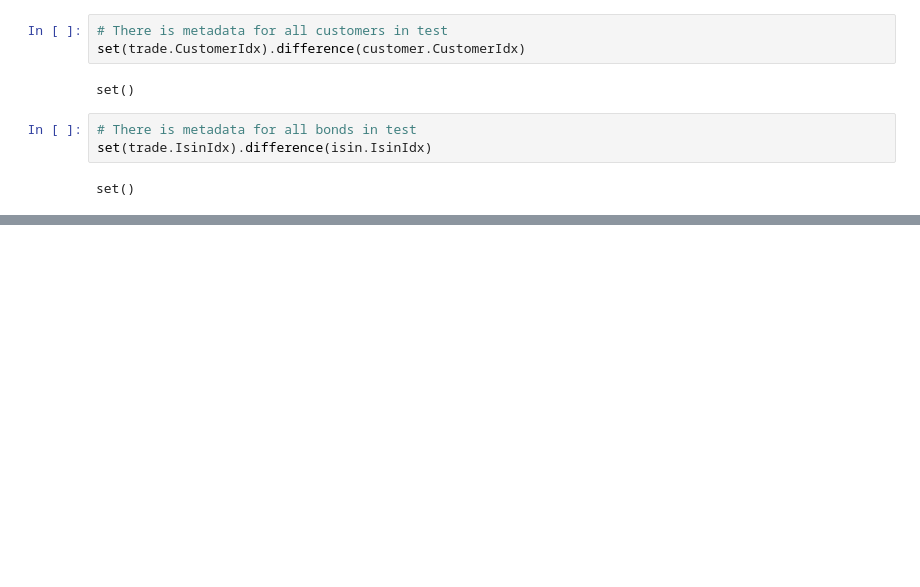
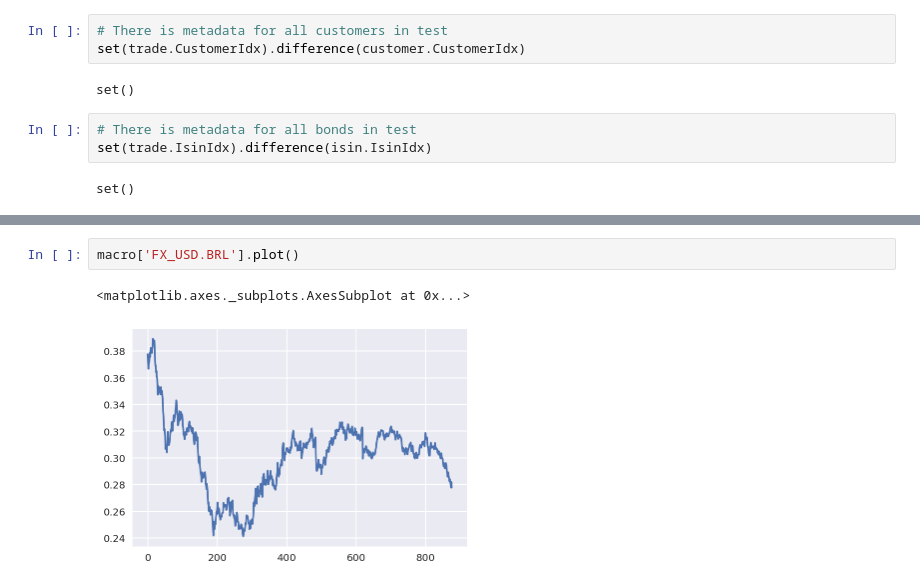
Before and after one commit to Robert-Aduviri/DSG-2018-Qualifiers, a Jupyter notebook: notebooks/robert/RA-01-EDA.ipynb, the cells around one changed output, grey strips where cells are left out. Saved outputs shown, nothing was run; the diff lists cells and outputs as text; blank space fills up the shorter version.

```diff
--- a/notebooks/robert/RA-01-EDA.ipynb
+++ b/notebooks/robert/RA-01-EDA.ipynb
@@ -148,0 +272,5 @@ set()
+# %%
+macro['FX_USD.BRL'].plot()
+# %% [output]
+<matplotlib.axes._subplots.AxesSubplot at 0x...>
+[figure, added]
```
Also changed, not shown: parts of 13 cells of this notebook, 2 other files.
